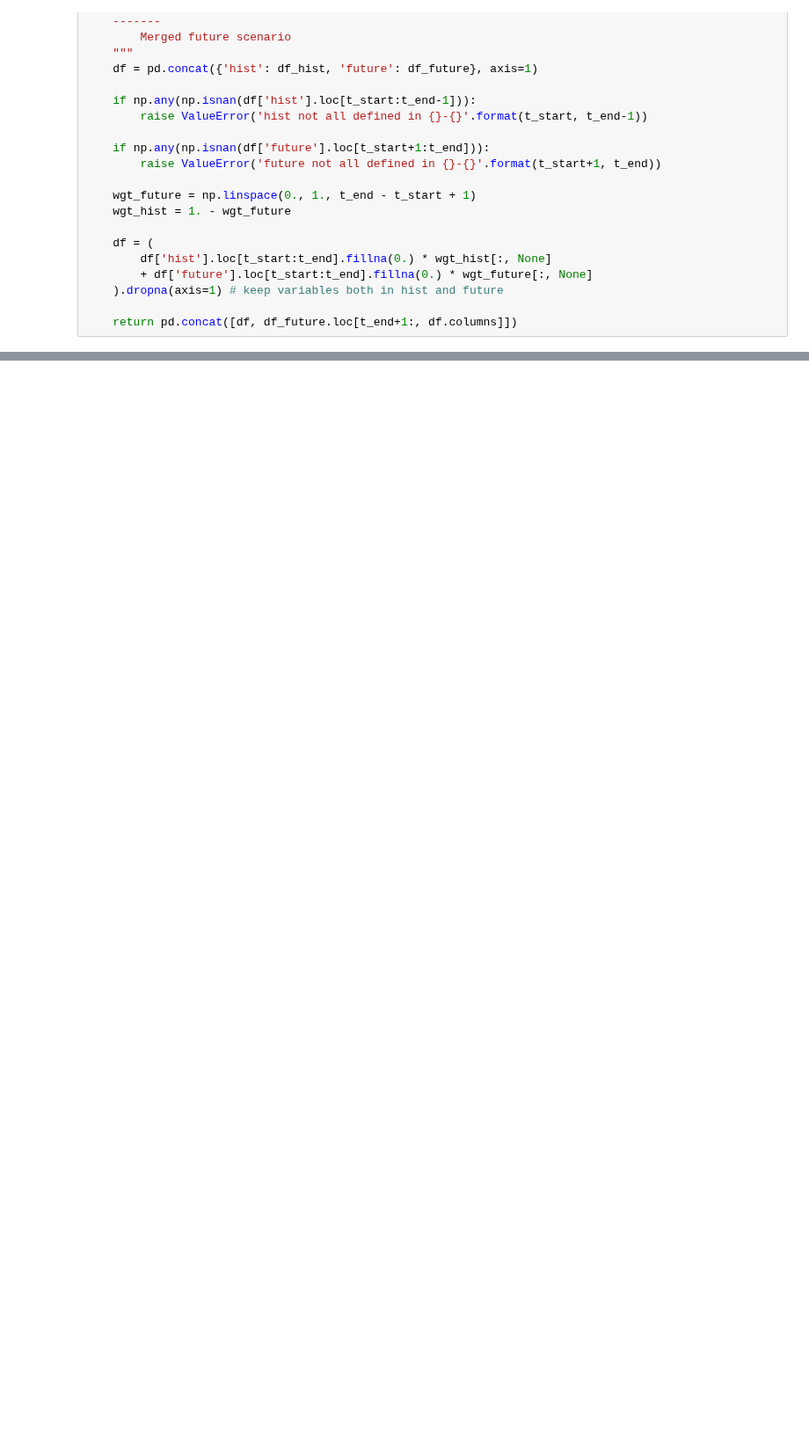
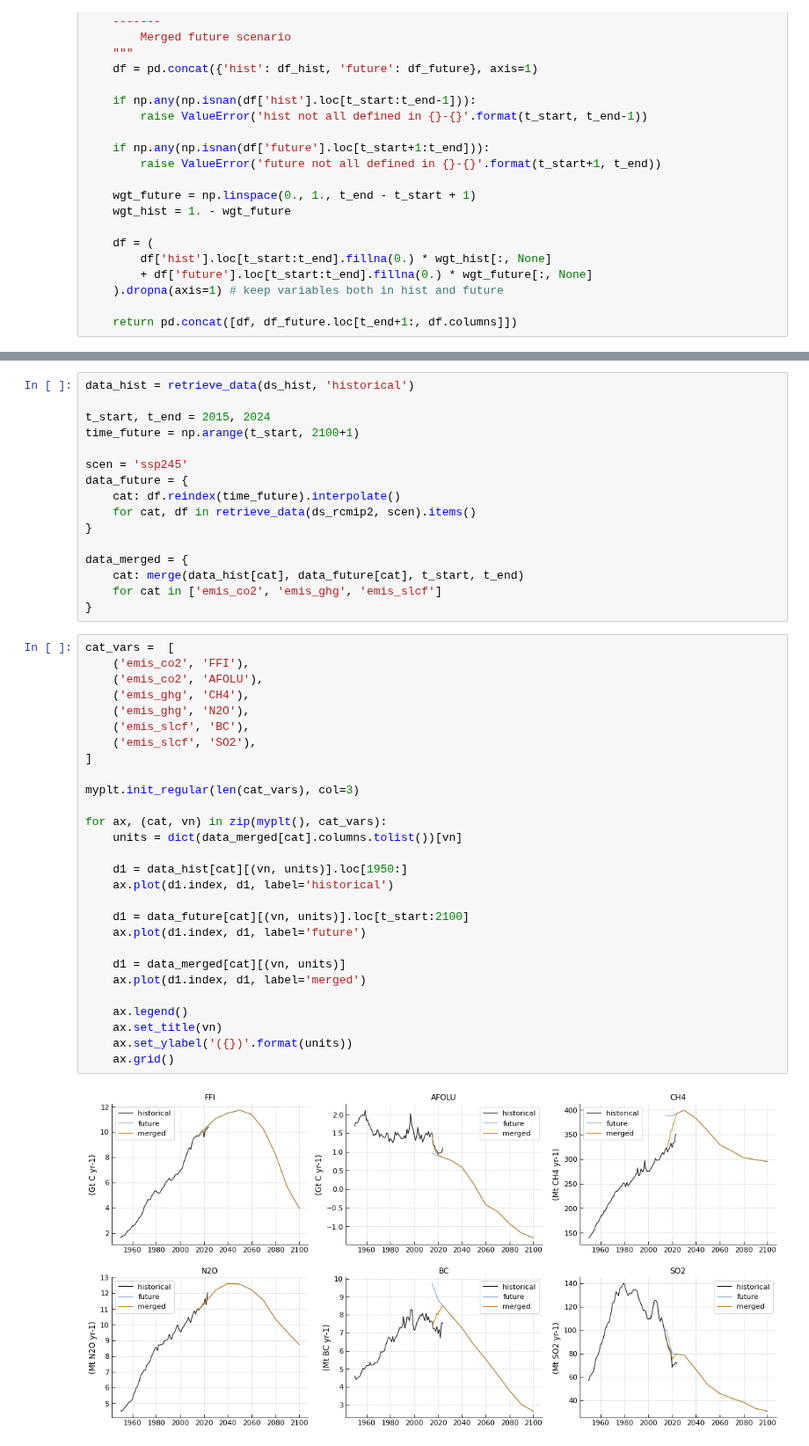
Before and after one commit to tsutsui1872/mce, a Jupyter notebook: notebook/mk_scenario_hist_future.ipynb, the cells around one changed output, grey strips where cells are left out. Shown at 88% size. Saved outputs shown, nothing was run; the diff lists cells and outputs as text; blank space fills up the shorter version.

```diff
--- a/notebook/mk_scenario_hist_future.ipynb
+++ b/notebook/mk_scenario_hist_future.ipynb
@@ -317,0 +257,46 @@ ax.grid()
+# %%
+data_hist = retrieve_data(ds_hist, 'historical')
+
+t_start, t_end = 2015, 2024
+time_future = np.arange(t_start, 2100+1)
+
+scen = 'ssp245'
+data_future = {
+    cat: df.reindex(time_future).interpolate()
+    for cat, df in retrieve_data(ds_rcmip2, scen).items()
+}
+
+data_merged = {
+    cat: merge(data_hist[cat], data_future[cat], t_start, t_end)
+    for cat in ['emis_co2', 'emis_ghg', 'emis_slcf']
+}
+# %%
+cat_vars =  [
+    ('emis_co2', 'FFI'),
+    ('emis_co2', 'AFOLU'),
+    ('emis_ghg', 'CH4'),
+    ('emis_ghg', 'N2O'),
+    ('emis_slcf', 'BC'),
+    ('emis_slcf', 'SO2'),
+]
+
+myplt.init_regular(len(cat_vars), col=3)
+
+for ax, (cat, vn) in zip(myplt(), cat_vars):
+    units = dict(data_merged[cat].columns.tolist())[vn]
+
+    d1 = data_hist[cat][(vn, units)].loc[1950:]
+    ax.plot(d1.index, d1, label='historical')
+
+    d1 = data_future[cat][(vn, units)].loc[t_start:2100]
+    ax.plot(d1.index, d1, label='future')
+
+    d1 = data_merged[cat][(vn, units)]
+    ax.plot(d1.index, d1, label='merged')
+
+    ax.legend()
+    ax.set_title(vn)
+    ax.set_ylabel('({})'.format(units))
+    ax.grid()
+# %% [output]
+[figure, added]
```
Also changed, not shown: parts of 27 cells of this notebook.
